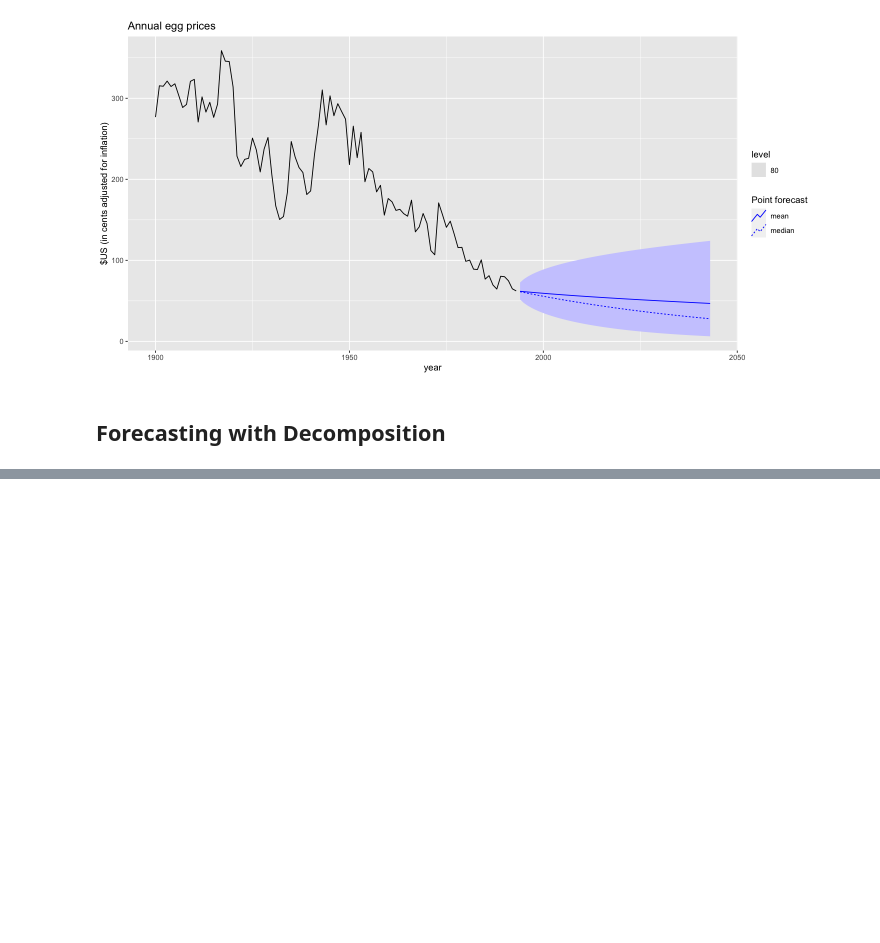
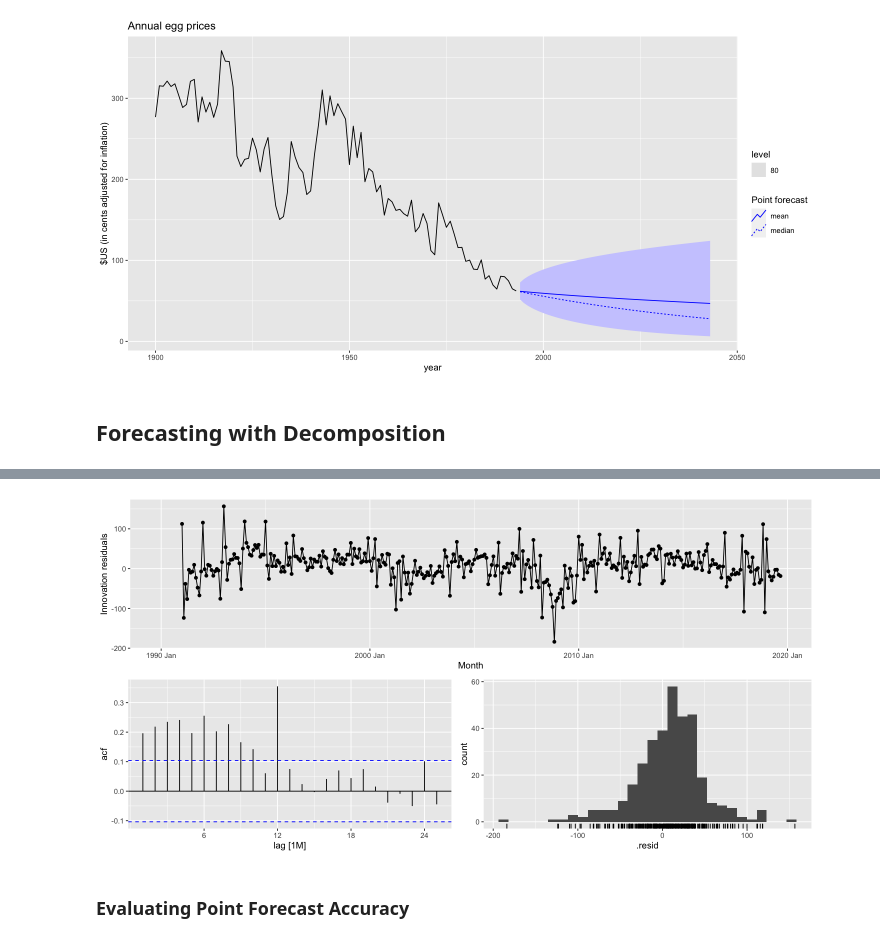
Before and after one commit to antounes/fpp3, a Jupyter notebook: 5_forecasters_toolbox.ipynb, the cells around one changed output, grey strips where cells are left out. Drawn from its saved outputs; the diff is of its cells as text; code cells hidden in the pictures; blank space fills up the shorter version.

```diff
--- a/5_forecasters_toolbox.ipynb
+++ b/5_forecasters_toolbox.ipynb
@@ -475,0 +505,3 @@ Warning message:
+# %%
+fit_dcmp %>% gg_tsresiduals()
+# %% [output]
@@ -475,0 +514,3 @@ Warning message:
+[figure, added]
+# %% [markdown]
+### Evaluating Point Forecast Accuracy
```
Also changed, not shown: parts of 4 cells of this notebook.
